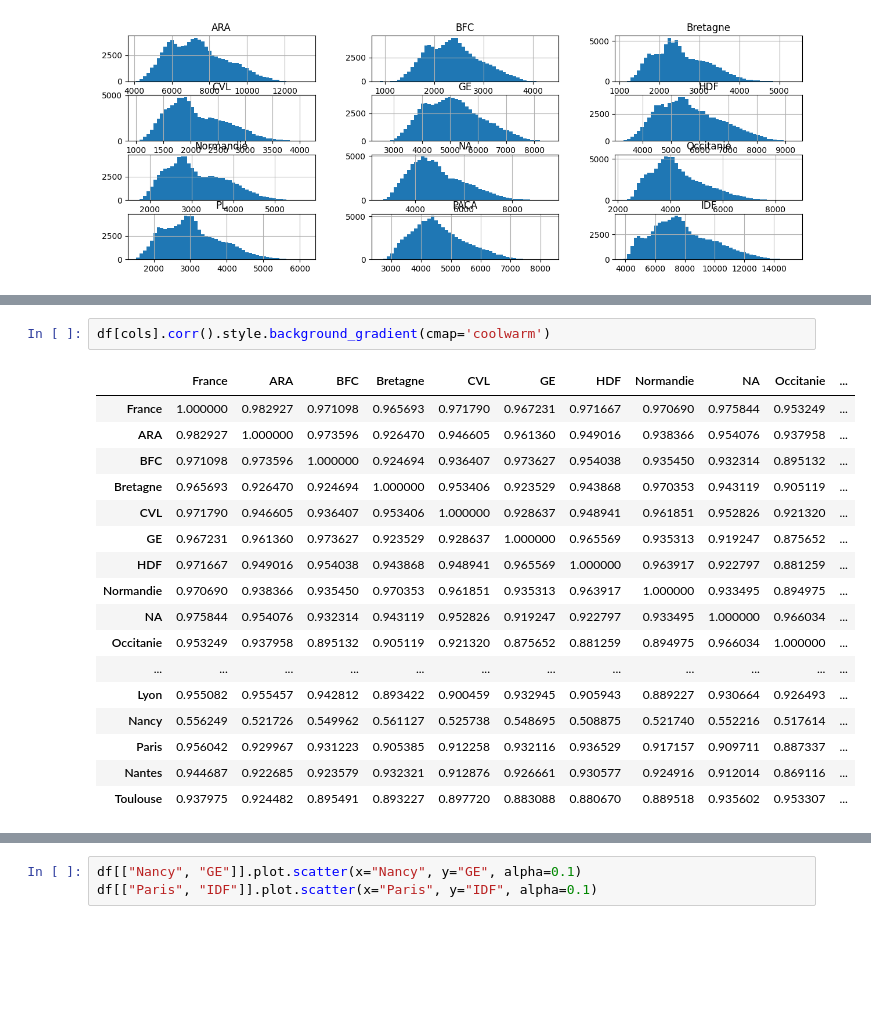
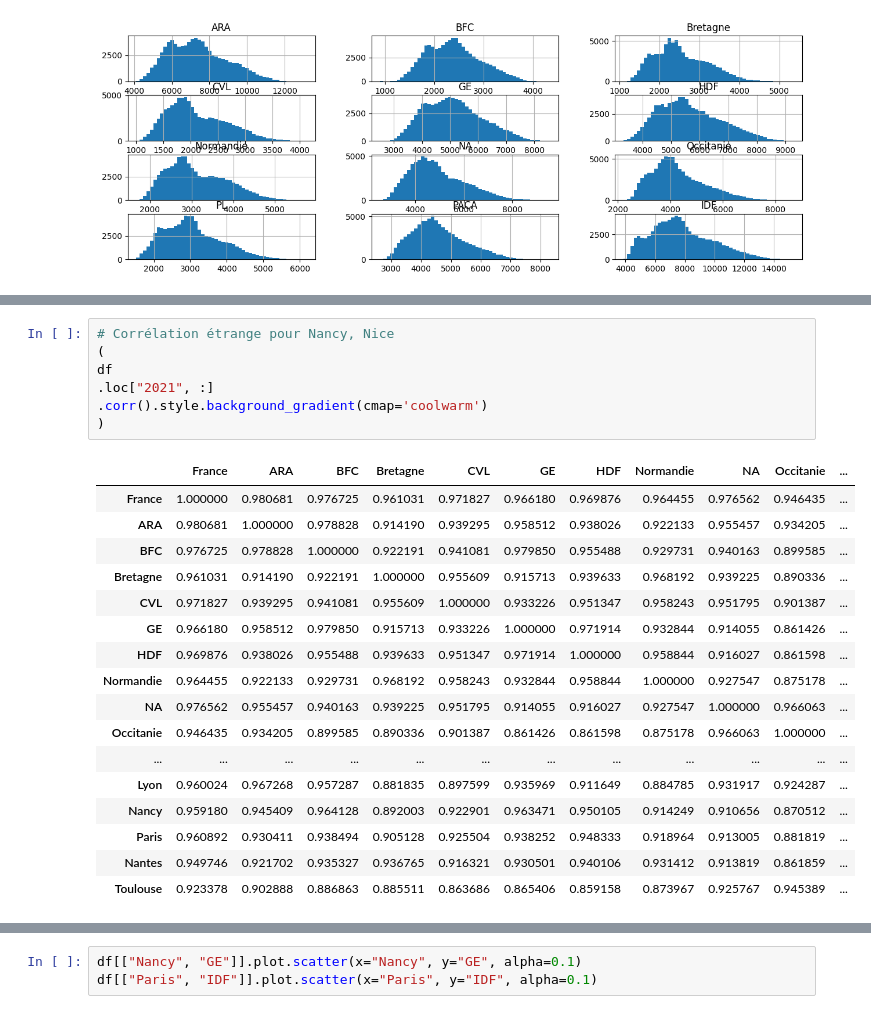
Before and after one commit to Leob000/DL_Challenge, a Jupyter notebook: explo_geo.ipynb, the cells around one changed output, grey strips where cells are left out. Cells and saved outputs as stored; diff of their text form; blank space fills up the shorter version.

```diff
--- a/explo_geo.ipynb
+++ b/explo_geo.ipynb
@@ -141,20 +112,25 @@ df["ARA"].plot.line(linewidth=0.5)
 # %%
-df[cols].corr().style.background_gradient(cmap='coolwarm')
+# Corrélation étrange pour Nancy, Nice
+(
+df
+.loc["2021", :]
+.corr().style.background_gradient(cmap='coolwarm')
+)
 # %% [output]
 |  | France | ARA | BFC | Bretagne | CVL | GE | HDF | Normandie | NA | Occitanie | ... |
-| France | 1.000000 | 0.982927 | 0.971098 | 0.965693 | 0.971790 | 0.967231 | 0.971667 | 0.970690 | 0.975844 | 0.953249 | ... |
-| ARA | 0.982927 | 1.000000 | 0.973596 | 0.926470 | 0.946605 | 0.961360 | 0.949016 | 0.938366 | 0.954076 | 0.937958 | ... |
-| BFC | 0.971098 | 0.973596 | 1.000000 | 0.924694 | 0.936407 | 0.973627 | 0.954038 | 0.935450 | 0.932314 | 0.895132 | ... |
-| Bretagne | 0.965693 | 0.926470 | 0.924694 | 1.000000 | 0.953406 | 0.923529 | 0.943868 | 0.970353 | 0.943119 | 0.905119 | ... |
-| CVL | 0.971790 | 0.946605 | 0.936407 | 0.953406 | 1.000000 | 0.928637 | 0.948941 | 0.961851 | 0.952826 | 0.921320 | ... |
-| GE | 0.967231 | 0.961360 | 0.973627 | 0.923529 | 0.928637 | 1.000000 | 0.965569 | 0.935313 | 0.919247 | 0.875652 | ... |
-| HDF | 0.971667 | 0.949016 | 0.954038 | 0.943868 | 0.948941 | 0.965569 | 1.000000 | 0.963917 | 0.922797 | 0.881259 | ... |
-| Normandie | 0.970690 | 0.938366 | 0.935450 | 0.970353 | 0.961851 | 0.935313 | 0.963917 | 1.000000 | 0.933495 | 0.894975 | ... |
-| NA | 0.975844 | 0.954076 | 0.932314 | 0.943119 | 0.952826 | 0.919247 | 0.922797 | 0.933495 | 1.000000 | 0.966034 | ... |
-| Occitanie | 0.953249 | 0.937958 | 0.895132 | 0.905119 | 0.921320 | 0.875652 | 0.881259 | 0.894975 | 0.966034 | 1.000000 | ... |
+| France | 1.000000 | 0.980681 | 0.976725 | 0.961031 | 0.971827 | 0.966180 | 0.969876 | 0.964455 | 0.976562 | 0.946435 | ... |
+| ARA | 0.980681 | 1.000000 | 0.978828 | 0.914190 | 0.939295 | 0.958512 | 0.938026 | 0.922133 | 0.955457 | 0.934205 | ... |
+| BFC | 0.976725 | 0.978828 | 1.000000 | 0.922191 | 0.941081 | 0.979850 | 0.955488 | 0.929731 | 0.940163 | 0.899585 | ... |
+| Bretagne | 0.961031 | 0.914190 | 0.922191 | 1.000000 | 0.955609 | 0.915713 | 0.939633 | 0.968192 | 0.939225 | 0.890336 | ... |
+| CVL | 0.971827 | 0.939295 | 0.941081 | 0.955609 | 1.000000 | 0.933226 | 0.951347 | 0.958243 | 0.951795 | 0.901387 | ... |
+| GE | 0.966180 | 0.958512 | 0.979850 | 0.915713 | 0.933226 | 1.000000 | 0.971914 | 0.932844 | 0.914055 | 0.861426 | ... |
+| HDF | 0.969876 | 0.938026 | 0.955488 | 0.939633 | 0.951347 | 0.971914 | 1.000000 | 0.958844 | 0.916027 | 0.861598 | ... |
+| Normandie | 0.964455 | 0.922133 | 0.929731 | 0.968192 | 0.958243 | 0.932844 | 0.958844 | 1.000000 | 0.927547 | 0.875178 | ... |
+| NA | 0.976562 | 0.955457 | 0.940163 | 0.939225 | 0.951795 | 0.914055 | 0.916027 | 0.927547 | 1.000000 | 0.966063 | ... |
+| Occitanie | 0.946435 | 0.934205 | 0.899585 | 0.890336 | 0.901387 | 0.861426 | 0.861598 | 0.875178 | 0.966063 | 1.000000 | ... |
 | ... | ... | ... | ... | ... | ... | ... | ... | ... | ... | ... | ... |
-| Lyon | 0.955082 | 0.955457 | 0.942812 | 0.893422 | 0.900459 | 0.932945 | 0.905943 | 0.889227 | 0.930664 | 0.926493 | ... |
-| Nancy | 0.556249 | 0.521726 | 0.549962 | 0.561127 | 0.525738 | 0.548695 | 0.508875 | 0.521740 | 0.552216 | 0.517614 | ... |
-| Paris | 0.956042 | 0.929967 | 0.931223 | 0.905385 | 0.912258 | 0.932116 | 0.936529 | 0.917157 | 0.909711 | 0.887337 | ... |
-| Nantes | 0.944687 | 0.922685 | 0.923579 | 0.932321 | 0.912876 | 0.926661 | 0.930577 | 0.924916 | 0.912014 | 0.869116 | ... |
-| Toulouse | 0.937975 | 0.924482 | 0.895491 | 0.893227 | 0.897720 | 0.883088 | 0.880670 | 0.889518 | 0.935602 | 0.953307 | ... |
+| Lyon | 0.960024 | 0.967268 | 0.957287 | 0.881835 | 0.897599 | 0.935969 | 0.911649 | 0.884785 | 0.931917 | 0.924287 | ... |
+| Nancy | 0.959180 | 0.945409 | 0.964128 | 0.892003 | 0.922901 | 0.963471 | 0.950105 | 0.914249 | 0.910656 | 0.870512 | ... |
+| Paris | 0.960892 | 0.930411 | 0.938494 | 0.905128 | 0.925504 | 0.938252 | 0.948333 | 0.918964 | 0.913005 | 0.881819 | ... |
+| Nantes | 0.949746 | 0.921702 | 0.935327 | 0.936765 | 0.916321 | 0.930501 | 0.940106 | 0.931412 | 0.913819 | 0.861859 | ... |
+| Toulouse | 0.923378 | 0.902888 | 0.886863 | 0.885511 | 0.863686 | 0.865406 | 0.859158 | 0.873967 | 0.925767 | 0.945389 | ... |
```
Also changed, not shown: parts of 10 cells of this notebook, 2 other files.
